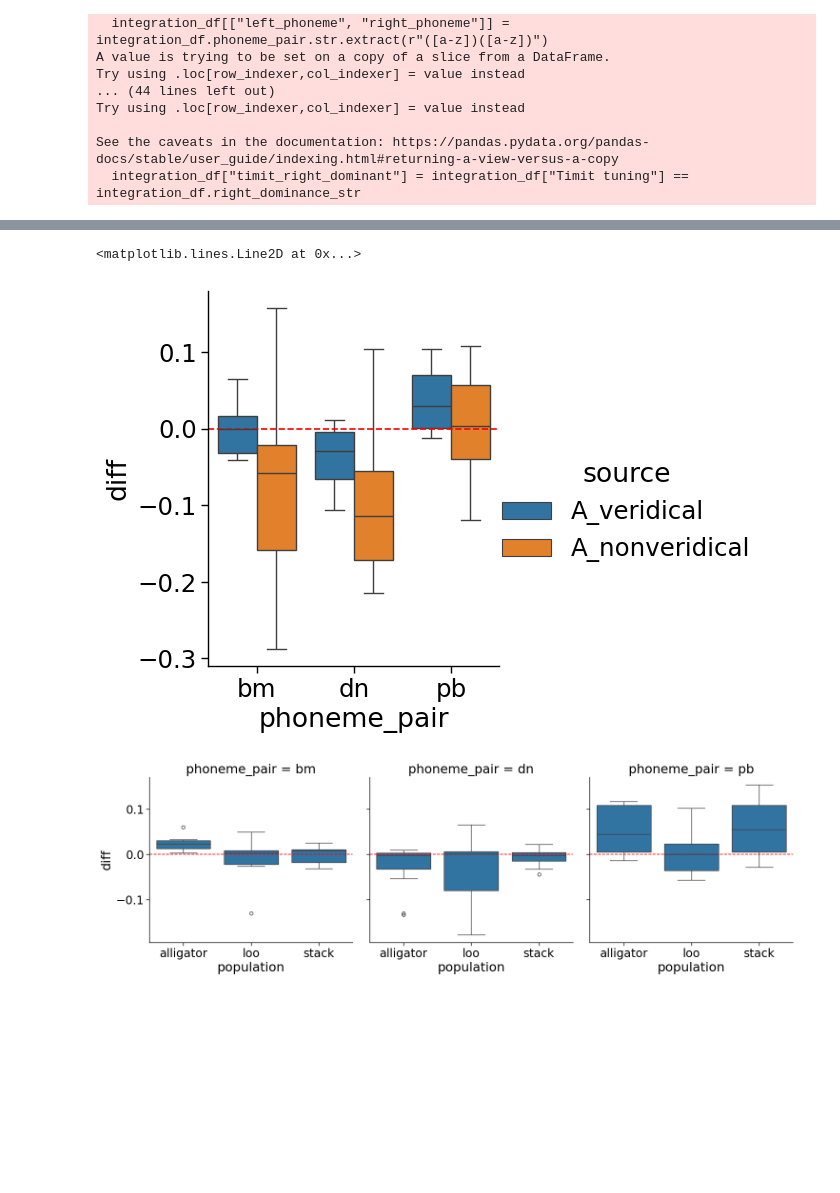
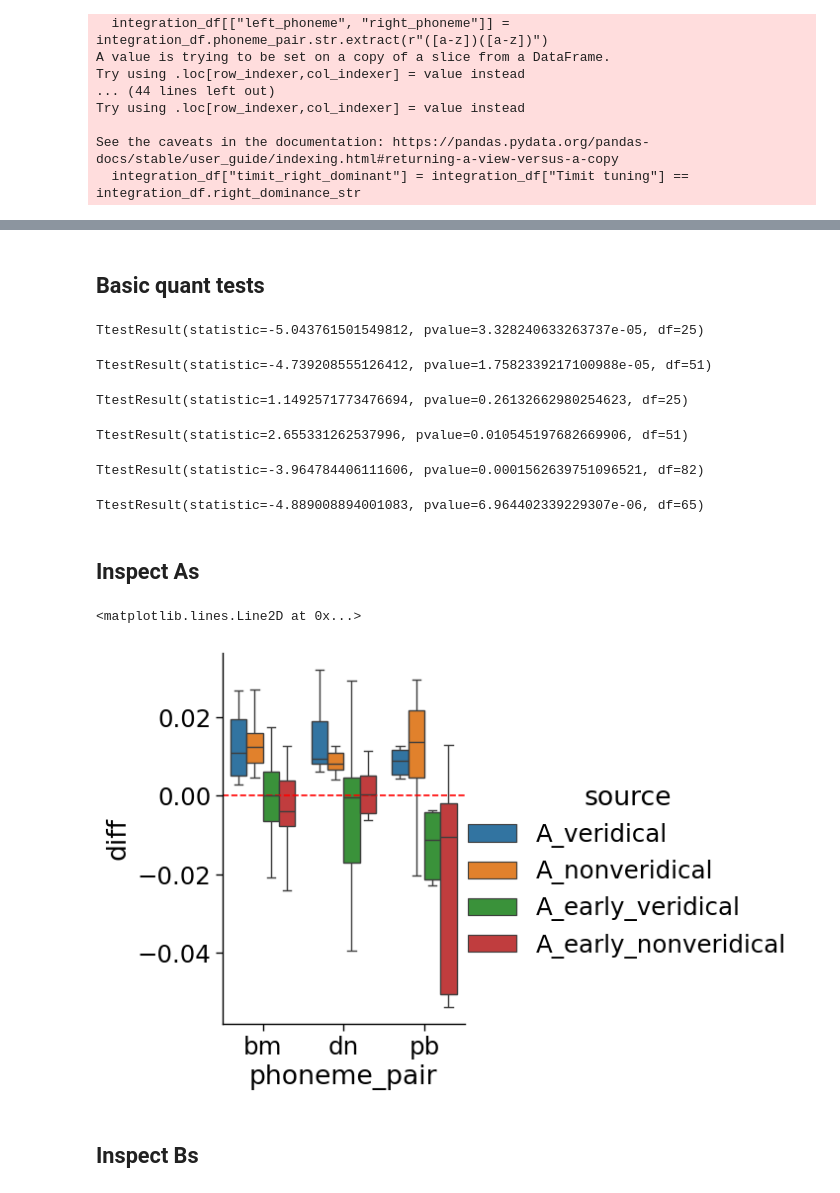
Before and after one commit to hans/barakeet, a Jupyter notebook: summary_notebooks/behavior_decoding.ipynb, the cells around one changed output, grey strips where cells are left out. Cells and saved outputs as stored; diff of their text form; code cells hidden in the pictures; blank space fills up the shorter version.

Commit message:
old summary notebook updates

```diff
--- a/summary_notebooks/behavior_decoding.ipynb
+++ b/summary_notebooks/behavior_decoding.ipynb
@@ -96,6 +121,20 @@ A_nonveridical_summary = A_results_df.query("population != 'veridical'") \
 A_nonveridical_max_points = A_nonveridical_summary \
     .groupby(["subject", "population", "phoneme_pair"] + groupby)["diff"].idxmax()
 A_nonveridical_final_summary = A_nonveridical_summary.loc[A_nonveridical_max_points]
+# %%
+A_early_veridical_summary = A_early_results_df.query("population == 'veridical'") \
+    .groupby(["subject", "population", "phoneme_pair", "smin", "smax"] + groupby) \
+    [["baseline_roc_auc", "full_roc_auc", "diff"]].mean()
+A_early_veridical_max_points = A_early_veridical_summary \
+    .groupby(["subject", "population", "phoneme_pair"] + groupby)["diff"].idxmax()
+A_early_veridical_final_summary = A_early_veridical_summary.loc[A_early_veridical_max_points]
+# %%
+A_early_nonveridical_summary = A_early_results_df.query("population != 'veridical'") \
+    .groupby(["subject", "population", "phoneme_pair", "smin", "smax"] + groupby) \
+    [["baseline_roc_auc", "full_roc_auc", "diff"]].mean()
+A_early_nonveridical_max_points = A_early_nonveridical_summary \
+    .groupby(["subject", "population", "phoneme_pair"] + groupby)["diff"].idxmax()
+A_early_nonveridical_final_summary = A_early_nonveridical_summary.loc[A_early_nonveridical_max_points]
 # %%
 B_summary = B_results_df.groupby(["subject", "population", "phoneme_pair", "smin", "smax"] + groupby)[["baseline_roc_auc", "full_roc_auc", "diff"]].mean()
 B_max_points = B_summary.groupby(["subject", "population", "phoneme_pair"] + groupby)["diff"].idxmax()
@@ -108,6 +147,7 @@ B_final_summary["temporal pattern"] = B_final_summary.index.get_level_values("po
 C_summary = C_results_df.groupby(["subject", "population", "phoneme_pair", "smin", "smax"] + groupby)[["baseline_roc_auc", "full_roc_auc", "diff"]].mean()
 C_max_points = C_summary.groupby(["subject", "population", "phoneme_pair"] + groupby)["diff"].idxmax()
 C_final_summary = C_summary.loc[C_max_points]
+C_final_summary["temporal pattern"] = C_final_summary.index.get_level_values("population")
 # C_final_summary.sort_values("diff")
 # %%
 words = {
@@ -139,8 +179,9 @@ C_final_summary = C_final_summary.set_index(["subject", "population", "phoneme_p
 # %%
 all_summary = pd.concat({"A_veridical": A_veridical_final_summary,
                          "A_nonveridical": A_nonveridical_final_summary,
+                            "A_early_veridical": A_early_veridical_final_summary,
+                            "A_early_nonveridical": A_early_nonveridical_final_summary,
                          "B": B_final_summary, "C": C_final_summary,
-                         "manual": manual_final_summary,
                          },
                         names=["source"]).reset_index()
 # %%
@@ -164,0 +197,2 @@ for ax in g.axes.flat:
+# %% [markdown]
+## Basic quant tests
@@ -165,19 +201,46 @@ for ax in g.axes.flat:
+# %%
+ttest_rel(A_veridical_final_summary.baseline_roc_auc, A_veridical_final_summary.full_roc_auc)
+# %% [output]
+TtestResult(statistic=-5.043761501549812, pvalue=3.328240633263737e-05, df=25)
+# %%
+ttest_rel(A_nonveridical_final_summary.baseline_roc_auc, A_nonveridical_final_summary.full_roc_auc)
+# %% [output]
+TtestResult(statistic=-4.739208555126412, pvalue=1.7582339217100988e-05, df=51)
+# %%
+ttest_rel(A_early_veridical_final_summary.baseline_roc_auc, A_early_veridical_final_summary.full_roc_auc)
+# %% [output]
+TtestResult(statistic=1.1492571773476694, pvalue=0.26132662980254623, df=25)
+# %%
+ttest_rel(A_early_nonveridical_final_summary.baseline_roc_auc, A_early_nonveridical_final_summary.full_roc_auc)
+# %% [output]
+TtestResult(statistic=2.655331262537996, pvalue=0.010545197682669906, df=51)
+# %%
+ttest_rel(B_final_summary.baseline_roc_auc, B_final_summary.full_roc_auc)
+# %% [output]
+TtestResult(statistic=-3.964784406111606, pvalue=0.0001562639751096521, df=82)
+# %%
+ttest_rel(C_final_summary.baseline_roc_auc, C_final_summary.full_roc_auc)
+# %% [output]
+TtestResult(statistic=-4.889008894001083, pvalue=6.964402339229307e-06, df=65)
+# %% [markdown]
+## Inspect As
 # %%
-g = sns.catplot(data=all_summary[all_summary.source.str.startswith("A")], x="phoneme_pair", hue="source", y="diff", kind="box")
+g = sns.catplot(data=all_summary[all_summary.source.str.startswith("A")],
+                x="phoneme_pair", hue="source", y="diff", kind="box", showfliers=False)
 g.ax.axhline(0, color="red", linestyle="--")
 # %% [output]
 <matplotlib.lines.Line2D at 0x...>
-[figure, old version]
+[figure, new version]
+# %% [markdown]
+## Inspect Bs
 # %%
-# g = sns.displot(data=B_final_summary, x="diff", row="temporal pattern", col="phoneme_pair", height=3, aspect=2)
-# g.set_axis_labels("Increase in ROC-AUC over baseline", "Count")
+# # g = sns.displot(data=B_final_summary, x="diff", row="temporal pattern", col="phoneme_pair", height=3, aspect=2)
+# # g.set_axis_labels("Increase in ROC-AUC over baseline", "Count")
+# # for ax in g.axes.flat:
+# #     ax.axvline(0, color="red", linestyle="--")
+# g = sns.catplot(data=manual_final_summary, x="population", y="diff", col="phoneme_pair", kind="box")
 # for ax in g.axes.flat:
-#     ax.axvline(0, color="red", linestyle="--")
-g = sns.catplot(data=manual_final_summary, x="population", y="diff", col="phoneme_pair", kind="box")
-for ax in g.axes.flat:
-    ax.axhline(0, color="red", linestyle="--")
+#     ax.axhline(0, color="red", linestyle="--")
-# %% [output]
-[figure, removed]
 # %%
 # g = sns.displot(data=B_final_summary, x="diff", row="temporal pattern", col="phoneme_pair", height=3, aspect=2)
 # g.set_axis_labels("Increase in ROC-AUC over baseline", "Count")
```
Also changed, not shown: parts of 54 cells of this notebook, 1 other file.
